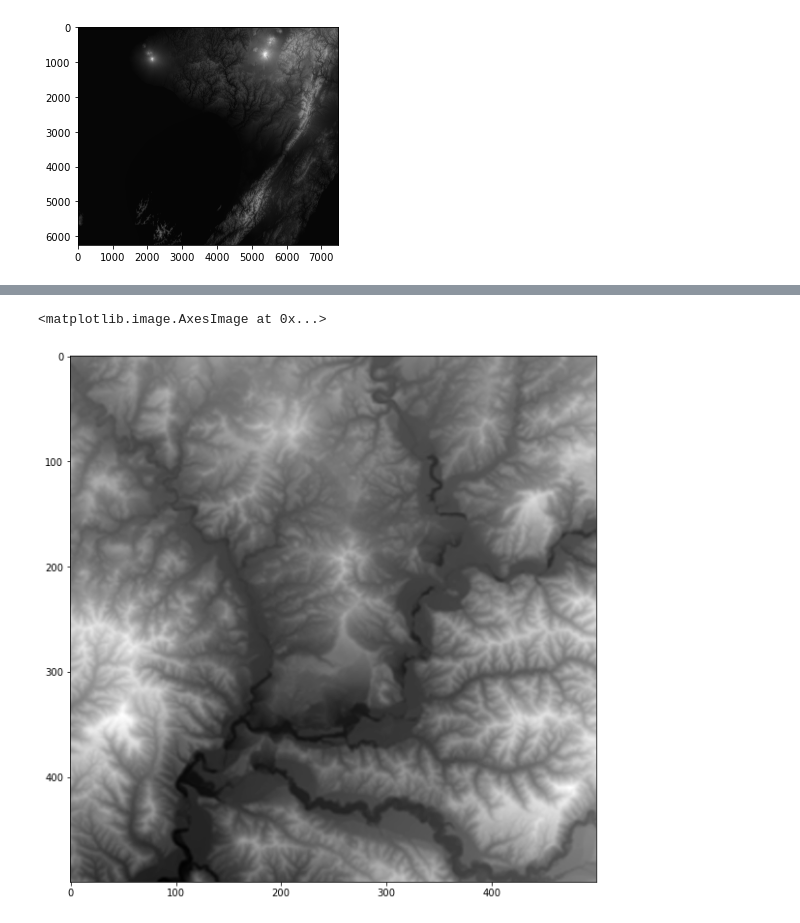
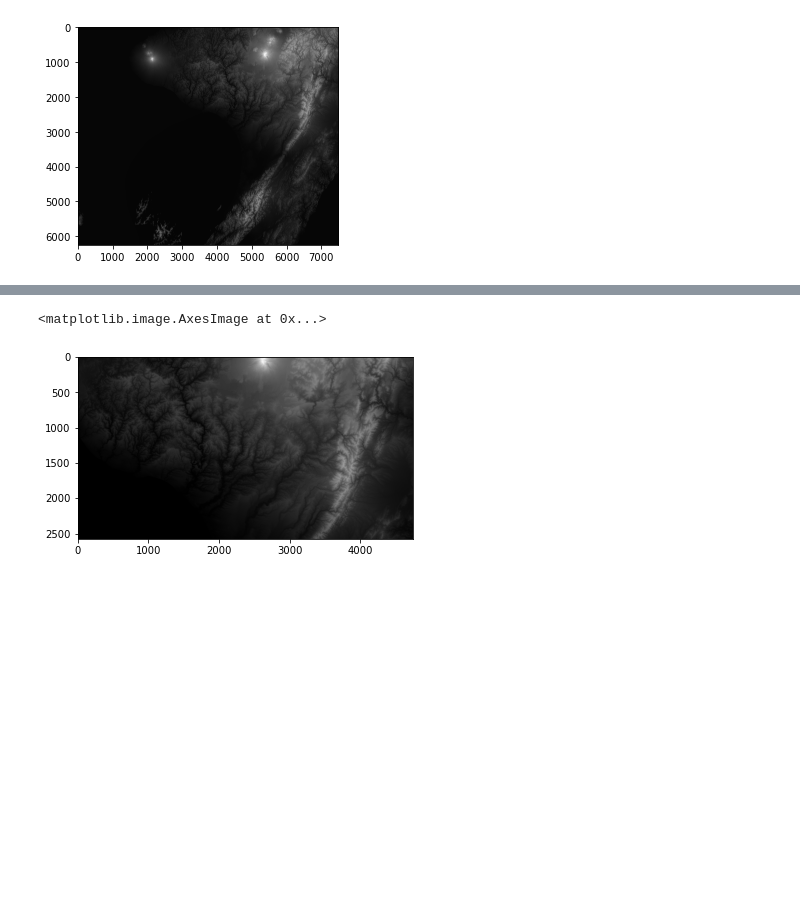
Before and after one commit to forrestfwilliams/hyp3_insar, a Jupyter notebook: get_mintpy_window.ipynb, the cells around one changed output, grey strips where cells are left out. Saved outputs shown, nothing was run; the diff lists cells and outputs as text; code cells hidden in the pictures; blank space fills up the shorter version.

```diff
--- a/get_mintpy_window.ipynb
+++ b/get_mintpy_window.ipynb
@@ -27,0 +39,18 @@ data.shape
+# %%
+def coord2pixels(bounds,transform,shape):
+    xstep, _, xstart, _, ystep, ystart, _, _, _ = [int(x) for x in transform]
+    minx, miny, maxx, maxy = [int(x) for x in bounds]
+
+    x0 = int((minx - xstart) / xstep)
+    x1 = int((maxx - xstart) / xstep)
+
+    y0 = int((maxy - ystart) / ystep)
+    y1 = int((miny - ystart) / ystep)
+
+    y0, x0 = [max(a,0) for a in (y0, x0)]
+    y1, x1 = [min(a,b) for a,b in zip((y1, x1),shape)]
+
+    ratio = int(((y1-y0) * (x1-x0)) / (shape[0]*shape[1]) * 100)
+    print(f'Window is {ratio}% the size of the origional image')
+
+    return [[y0,y1],[x0,x1]]
@@ -38,11 +68,6 @@ plt.imshow(data[1000:3000,5000:7000],cmap='gray')
-# %%
-# 5900,1850 - 6200,2150
-# %matplotlib widget
-%matplotlib inline
-import matplotlib.pyplot as plt
-f, ax = plt.subplots(1,1,figsize=(10,10))
-plt.imshow(data,cmap='gray')
-plt.imshow(data[1750:2250,5800:6300],cmap='gray')
-# %% [output]
-<matplotlib.image.AxesImage at 0x...>
-[figure, removed]
+# %%
+slice_obj = slice(window[0][0],window[0][1]),slice(window[1][0],window[1][1])
+plt.imshow(dem[slice_obj],cmap='gray')
+# %% [output]
+<matplotlib.image.AxesImage at 0x...>
+[figure, added]
```
Also changed, not shown: parts of 15 cells of this notebook, 1 other file.
